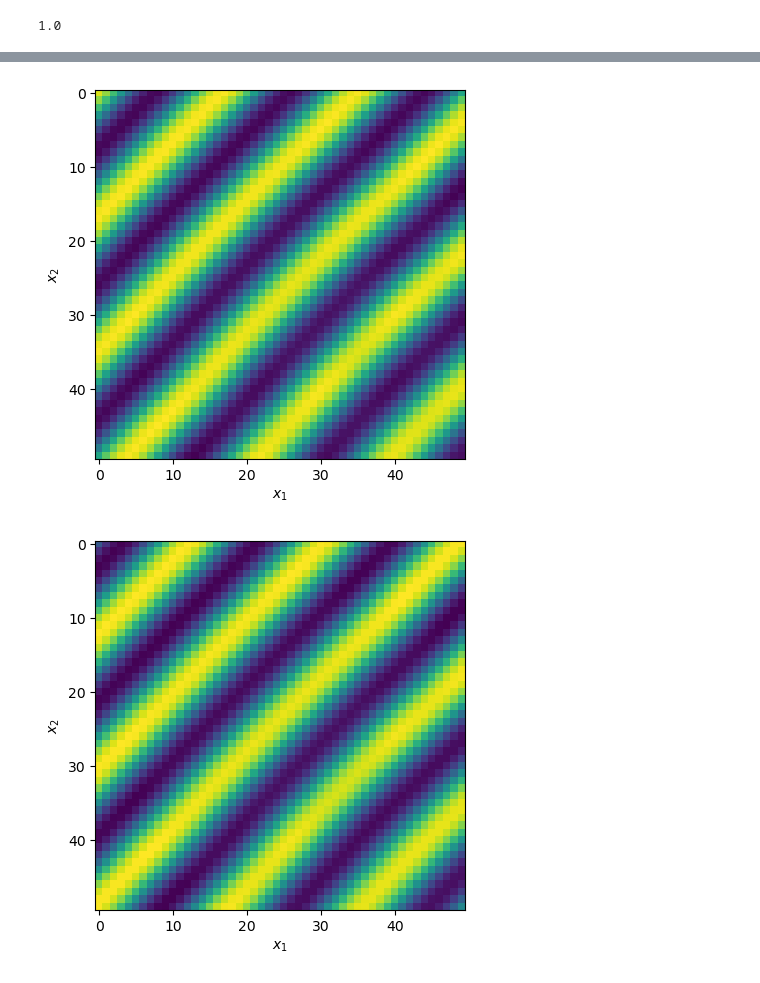
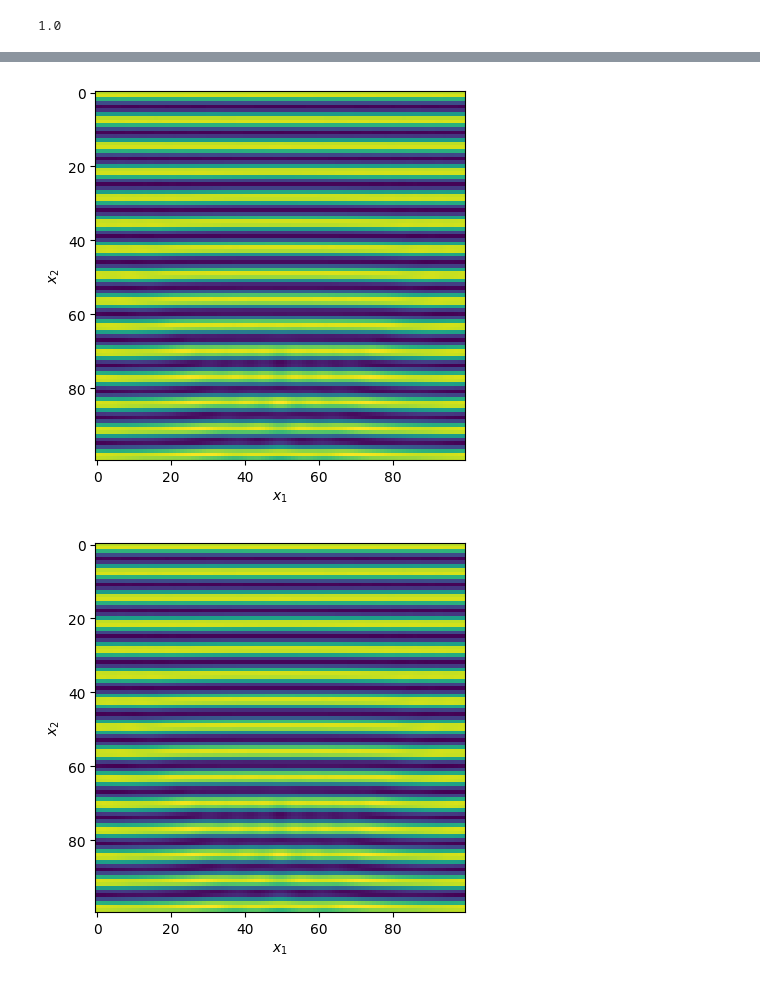
Before and after one commit to qwerty29544/acoustics, a Jupyter notebook: src/acoustics.ipynb, the cells around one changed output, grey strips where cells are left out. Drawn from its saved outputs; the diff is of its cells as text; code cells hidden in the pictures.

```diff
--- a/src/acoustics.ipynb
+++ b/src/acoustics.ipynb
@@ -545,11 +588,11 @@ def plot_yz(array, grid, idx=None):
 - **eps_vec**
 # %%
 problem_config = {
-    'N': [50, 50, 50],
+    'N': [100, 100, 100],
     'L': [3.0, 3.0, 3.0],
     'center': [0.0, 0.0, 0.0],
-    'k': 10.0,
-    'orient': [1.0, 1.0, 1.0],
+    'k': 30.0,
+    'orient': [1.0, 0.0, 0.0],
     'amplitude': 1.0,
     'sign': 1.0,
     'eps_vec': [
@@ -563,7 +606,7 @@ problem_config = {
         },
         {
             "type": "ellipsis",
-            "eps_real": 3.0,
+            "eps_real": 15.0,
             "eps_imag": 1.56,
             "center": [0.0, 0.0, 0.0],
             "radius": [1.0, 1.0, 1.0]
@@ -697,5 +739,5 @@ np.sum(np.abs(result_TS))/result_TS.size
 # %%
 plot_xy(result.real, grid)
-plot_xy(result_TS.imag, grid)
+plot_xy(result_TS.real, grid)
 plot_xy(result_BICGStab.real, grid)
 # %% [output]
@@ -703,5 +745,5 @@ plot_xy(result_BICGStab.real, grid)
-[figure, old version]
+[figure, new version]
-[figure, old version]
+[figure, new version]
 # %%
 plot_xz(result.real, grid)
 # %% [output]
```
Also changed, not shown: parts of 13 cells of this notebook.
